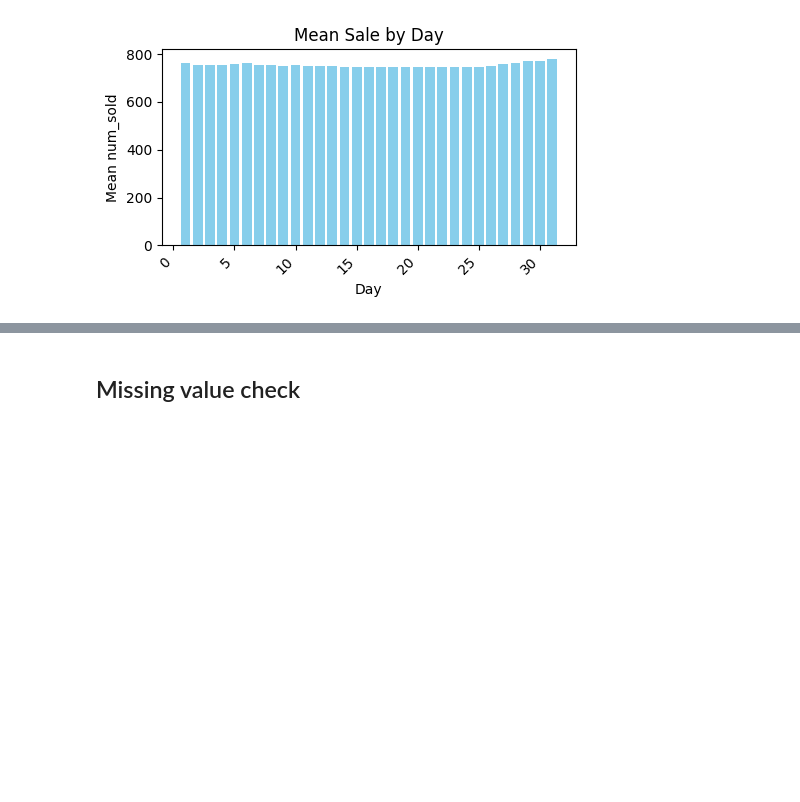
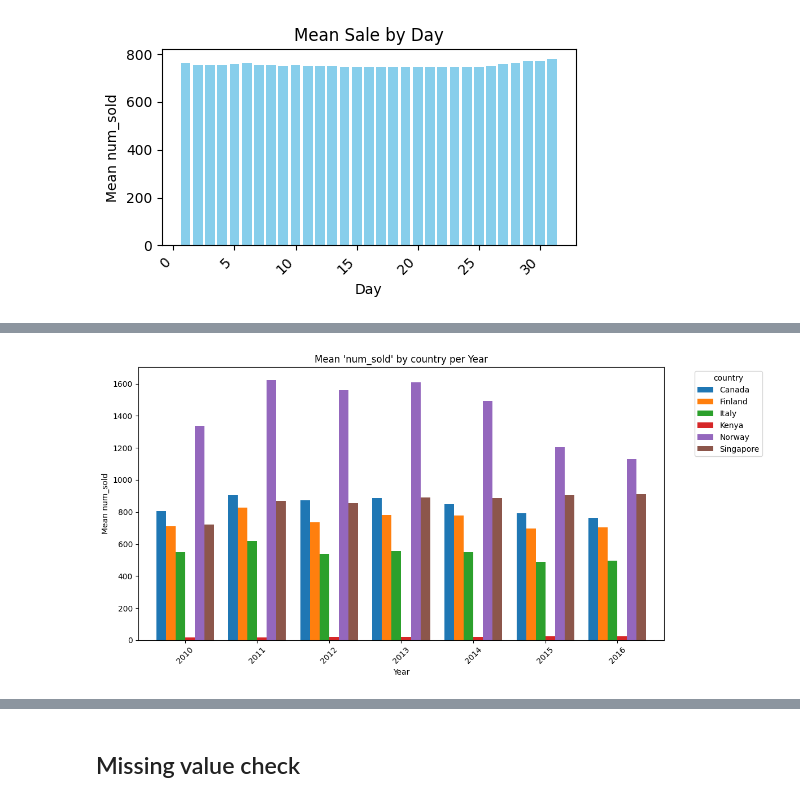
Before and after one commit to chiseanchang0727/Kaggle-ForecastingStickerSales, a Jupyter notebook: EDA_v1.ipynb, the cells around one changed output, grey strips where cells are left out. Drawn from its saved outputs; the diff is of its cells as text; code cells hidden in the pictures; blank space fills up the shorter version.

```diff
--- a/EDA_v1.ipynb
+++ b/EDA_v1.ipynb
@@ -49,2 +36,27 @@ def add_time_features(data, date_col='date'):
+# %%
+def plot_num_sold(data, time_granularity, group_by, title=None):
+
+    if time_granularity not in ['Year', 'Month', 'Day']:
+        raise ValueError("time_granularity must be 'Year', 'Month', or 'Day'.")
+    if group_by not in ['country', 'store', 'product']:
+        raise ValueError("group_by must be 'country', 'store', or 'product'.")
+
+    # Aggregate the data
+    grouped_data = (
+        data.groupby([time_granularity, group_by])['num_sold']
+        .mean()
+        .reset_index()
+        .pivot(index=time_granularity, columns=group_by, values='num_sold')
+    )
+
+    # Plot
+    grouped_data.plot(kind='bar', figsize=(12, 6), width=0.8)
+    plt.title(title if title else f"Mean 'num_sold' by {group_by} per {time_granularity}")
+    plt.xlabel(time_granularity)
+    plt.ylabel('Mean num_sold')
+    plt.legend(title=group_by, bbox_to_anchor=(1.05, 1), loc='upper left')
+    plt.xticks(rotation=45)
+    plt.tight_layout()
+    plt.show()
 # %%
 df_train = pd.read_csv('./data/train.csv')
@@ -114,0 +180,4 @@ plot_bar(df_train, x_col='Day', y_col='num_sold', agg_func='mean', title='Mean S
+# %%
+plot_num_sold(df_train, time_granularity='Year', group_by='country')
+# %% [output]
+[figure, added]
```
Also changed, not shown: parts of 31 cells of this notebook, 1 other file.
